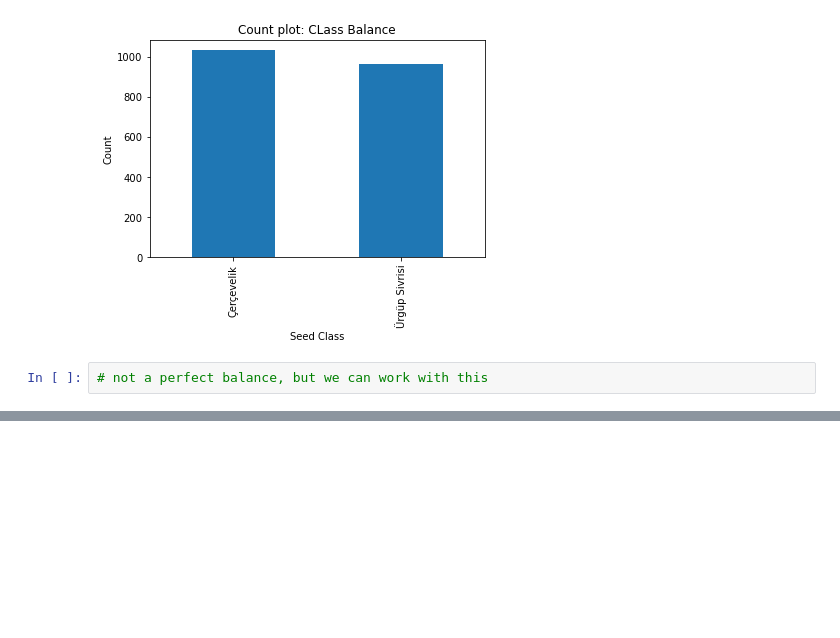
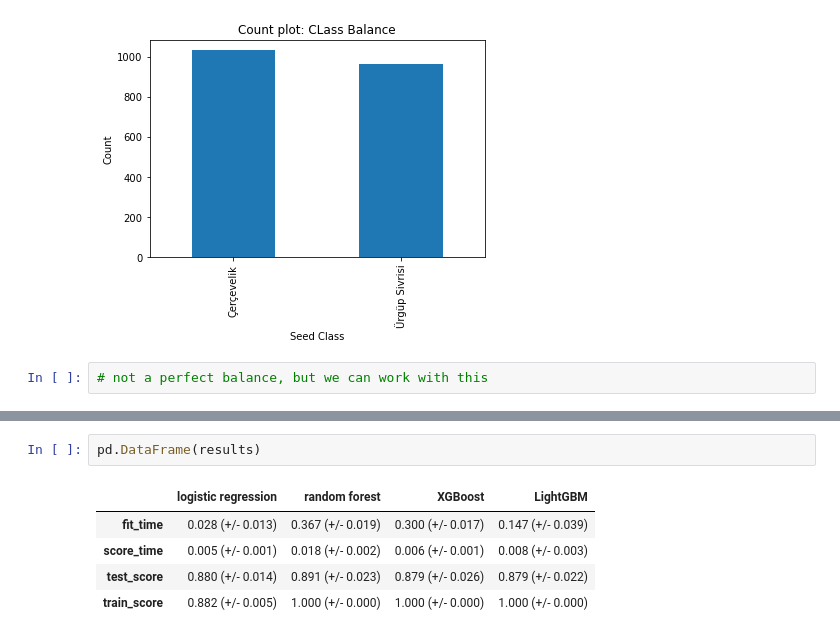
Before and after one commit to thayeylolu/Feature-Analysis, a Jupyter notebook: notebook.ipynb, the cells around one changed output, grey strips where cells are left out. Cells and saved outputs as stored; diff of their text form; blank space fills up the shorter version.

```diff
--- a/notebook.ipynb
+++ b/notebook.ipynb
@@ -132,0 +196,8 @@ df.plot(
+# %%
+pd.DataFrame(results)
+# %% [output]
+|  | logistic regression | random forest | XGBoost | LightGBM |
+| fit_time | 0.028 (+/- 0.013) | 0.367 (+/- 0.019) | 0.300 (+/- 0.017) | 0.147 (+/- 0.039) |
+| score_time | 0.005 (+/- 0.001) | 0.018 (+/- 0.002) | 0.006 (+/- 0.001) | 0.008 (+/- 0.003) |
+| test_score | 0.880 (+/- 0.014) | 0.891 (+/- 0.023) | 0.879 (+/- 0.026) | 0.879 (+/- 0.022) |
+| train_score | 0.882 (+/- 0.005) | 1.000 (+/- 0.000) | 1.000 (+/- 0.000) | 1.000 (+/- 0.000) |
```
Also changed, not shown: parts of 23 cells of this notebook.
